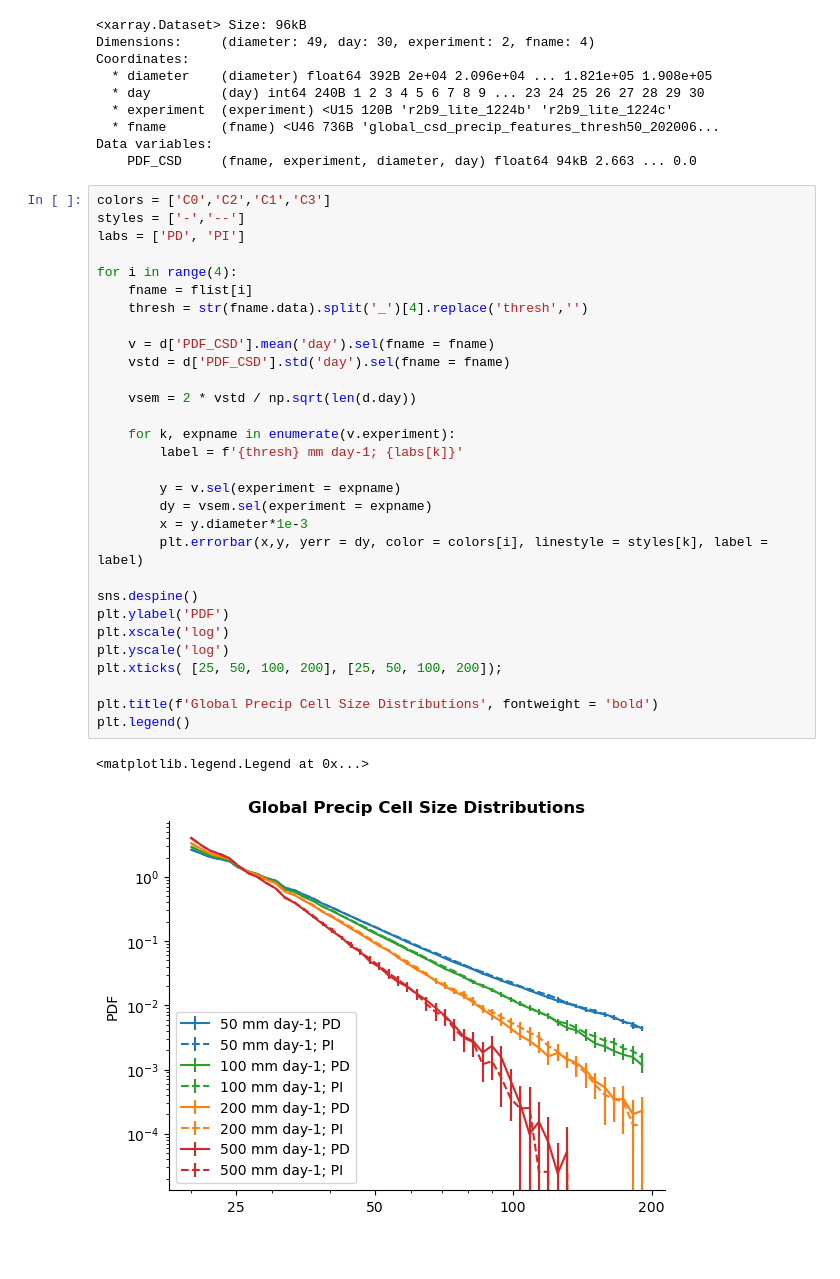
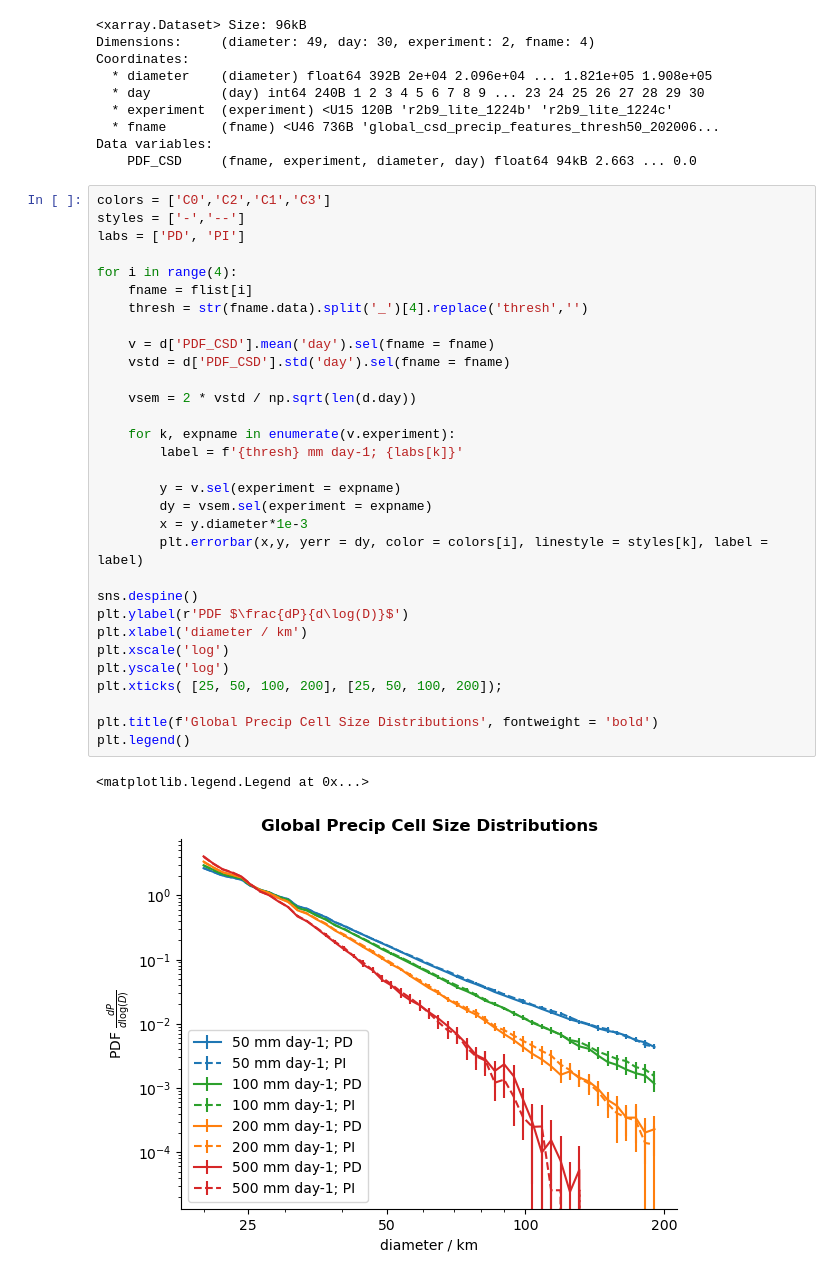
Before and after one commit to fsenf/proj.2025-05_oxford-hackathon, a Jupyter notebook: nbooks/11-Intercompare-Cell-Size-Distributions.ipynb, the cells around one changed output. Cells and saved outputs as stored; diff of their text form; blank space fills up the shorter version.

```diff
--- a/nbooks/11-Intercompare-Cell-Size-Distributions.ipynb
+++ b/nbooks/11-Intercompare-Cell-Size-Distributions.ipynb
@@ -80,32 +80,33 @@ Data variables:
 colors = ['C0','C2','C1','C3']
 styles = ['-','--']
 labs = ['PD', 'PI']
 
 for i in range(4):
     fname = flist[i]
     thresh = str(fname.data).split('_')[4].replace('thresh','')
 
     v = d['PDF_CSD'].mean('day').sel(fname = fname)
     vstd = d['PDF_CSD'].std('day').sel(fname = fname)
 
     vsem = 2 * vstd / np.sqrt(len(d.day))
 
     for k, expname in enumerate(v.experiment):
         label = f'{thresh} mm day-1; {labs[k]}'
 
         y = v.sel(experiment = expname)
         dy = vsem.sel(experiment = expname)
         x = y.diameter*1e-3
         plt.errorbar(x,y, yerr = dy, color = colors[i], linestyle = styles[k], label = label)
 
 sns.despine()
-plt.ylabel('PDF')
+plt.ylabel(r'PDF $\frac{dP}{d\log(D)}$')
+plt.xlabel('diameter / km')
 plt.xscale('log')
 plt.yscale('log')
 plt.xticks( [25, 50, 100, 200], [25, 50, 100, 200]);
 
 plt.title(f'Global Precip Cell Size Distributions', fontweight = 'bold')
 plt.legend()
 # %% [output]
 <matplotlib.legend.Legend at 0x...>
-[figure, old version]
+[figure, new version]
```
Also changed, not shown: 1 other file.
